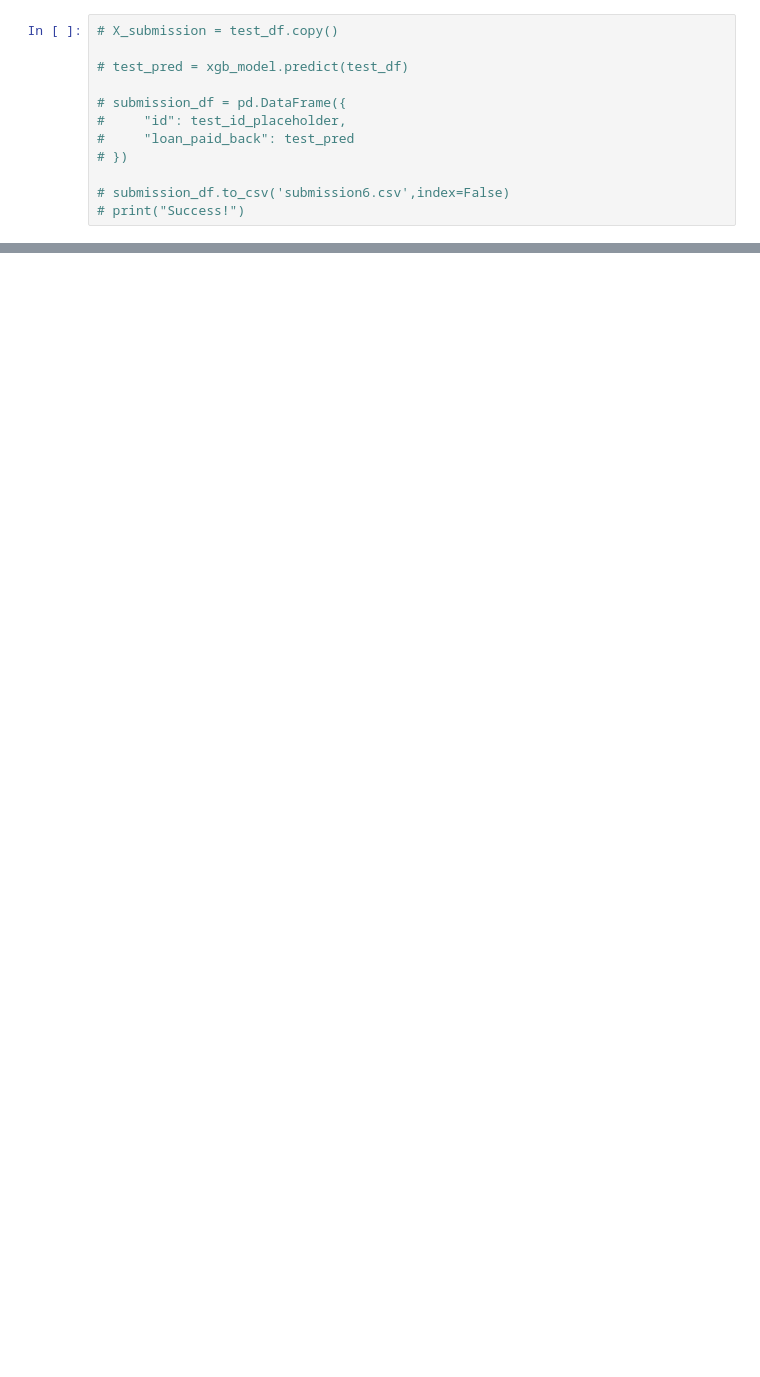
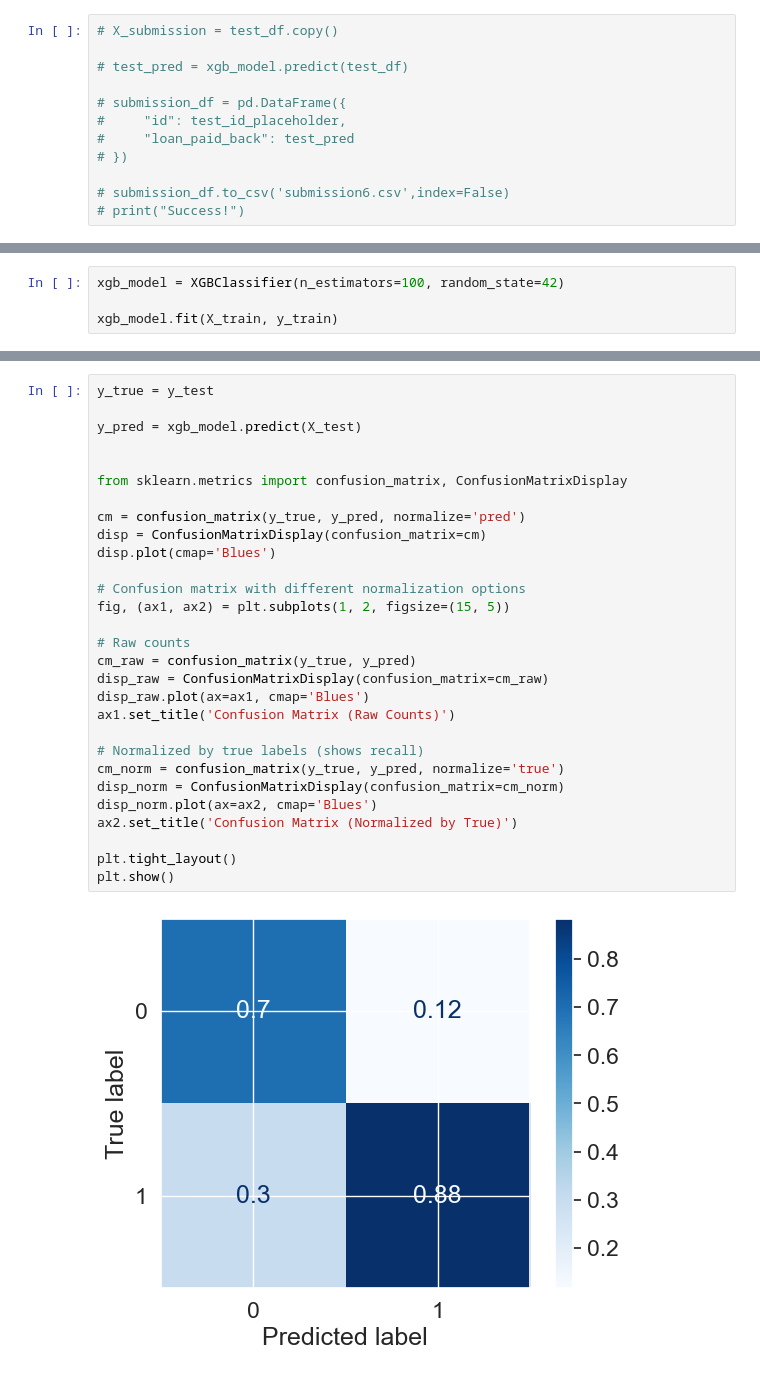
Before and after one commit to MC993/Loan_Payback, a Jupyter notebook: xgboost.ipynb, the cells around one changed output, grey strips where cells are left out. Saved outputs shown, nothing was run; the diff lists cells and outputs as text; blank space fills up the shorter version.

```diff
--- a/xgboost.ipynb
+++ b/xgboost.ipynb
@@ -164,0 +260,4 @@ print(classification_report(y_true, y_pred))
+# %%
+xgb_model = XGBClassifier(n_estimators=100, random_state=42)
+
+xgb_model.fit(X_train, y_train)
@@ -164,0 +276,31 @@ print(classification_report(y_true, y_pred))
+# %%
+y_true = y_test
+
+y_pred = xgb_model.predict(X_test)
+
+
+from sklearn.metrics import confusion_matrix, ConfusionMatrixDisplay
+
+cm = confusion_matrix(y_true, y_pred, normalize='pred')
+disp = ConfusionMatrixDisplay(confusion_matrix=cm)
+disp.plot(cmap='Blues')
+
+# Confusion matrix with different normalization options
+fig, (ax1, ax2) = plt.subplots(1, 2, figsize=(15, 5))
+
+# Raw counts
+cm_raw = confusion_matrix(y_true, y_pred)
+disp_raw = ConfusionMatrixDisplay(confusion_matrix=cm_raw)
+disp_raw.plot(ax=ax1, cmap='Blues')
+ax1.set_title('Confusion Matrix (Raw Counts)')
+
+# Normalized by true labels (shows recall)
+cm_norm = confusion_matrix(y_true, y_pred, normalize='true')
+disp_norm = ConfusionMatrixDisplay(confusion_matrix=cm_norm)
+disp_norm.plot(ax=ax2, cmap='Blues')
+ax2.set_title('Confusion Matrix (Normalized by True)')
+
+plt.tight_layout()
+plt.show()
+# %% [output]
+[figure, added]
```
Also changed, not shown: parts of 15 cells of this notebook, 5 other files.
